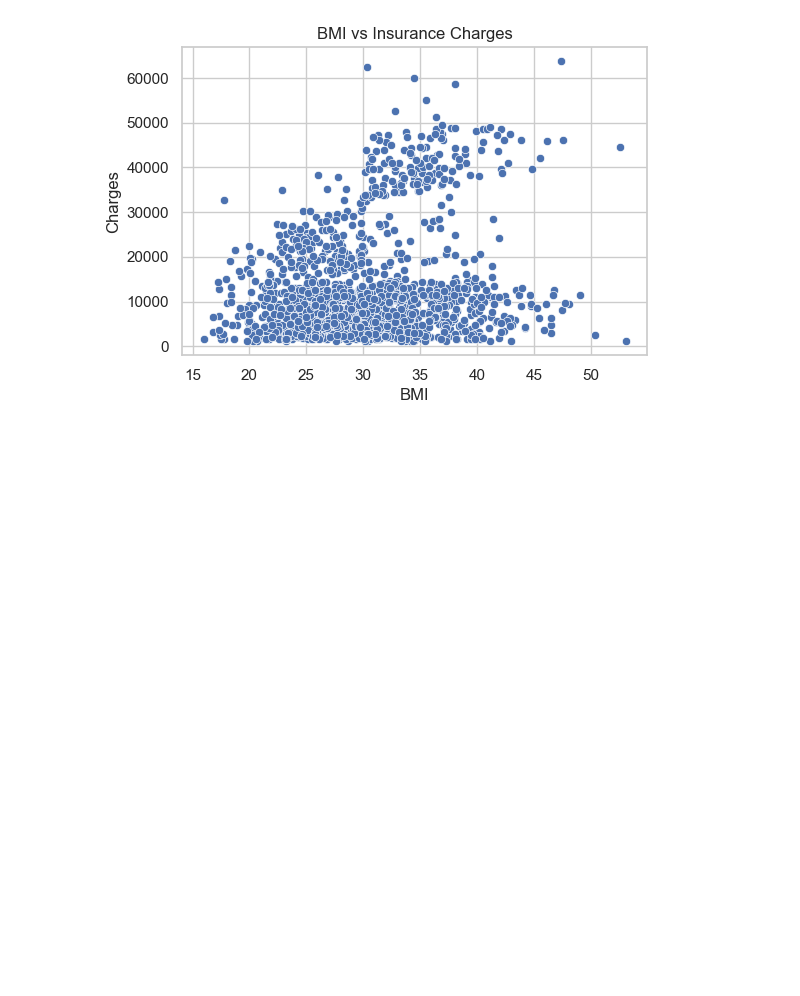
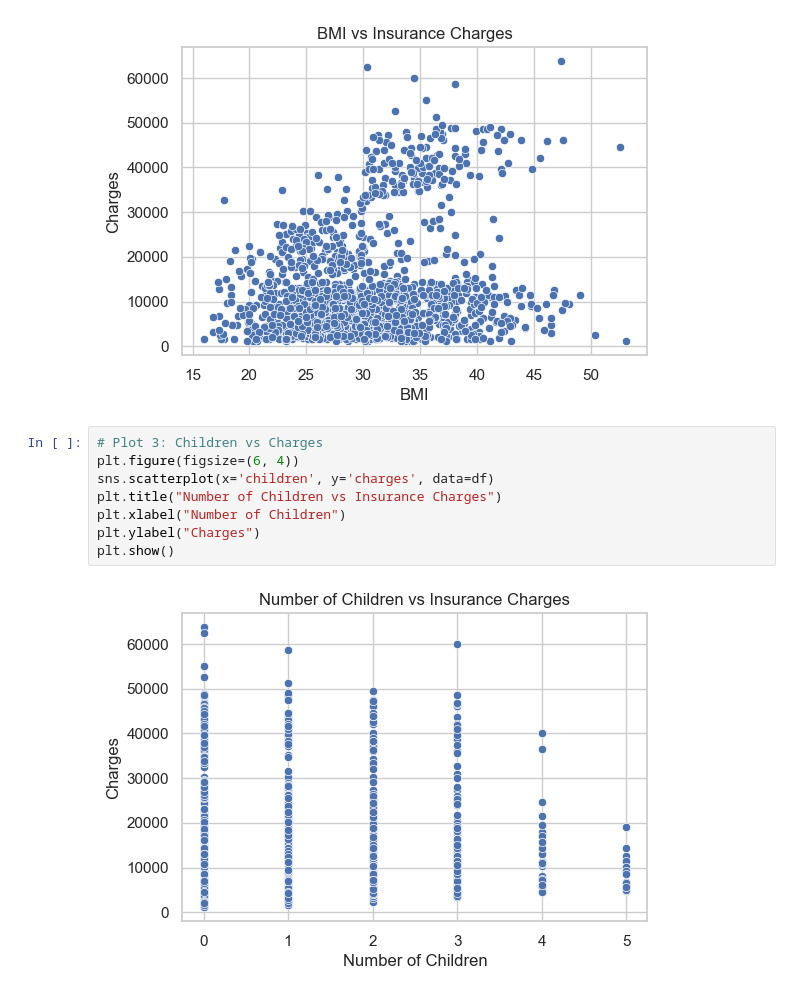
Before and after one commit to pouyaneh/karyar-excel-powerbi, a Jupyter notebook: week34/hw2-1.ipynb, the cells around one changed output. Cells and saved outputs as stored; diff of their text form; blank space fills up the shorter version.

```diff
--- a/week34/hw2-1.ipynb
+++ b/week34/hw2-1.ipynb
@@ -28,3 +28,13 @@ plt.ylabel("Charges")
 plt.show()
 # %% [output]
 [figure]
+# %%
+# Plot 3: Children vs Charges
+plt.figure(figsize=(6, 4))
+sns.scatterplot(x='children', y='charges', data=df)
+plt.title("Number of Children vs Insurance Charges")
+plt.xlabel("Number of Children")
+plt.ylabel("Charges")
+plt.show()
+# %% [output]
+[figure, added]
```
